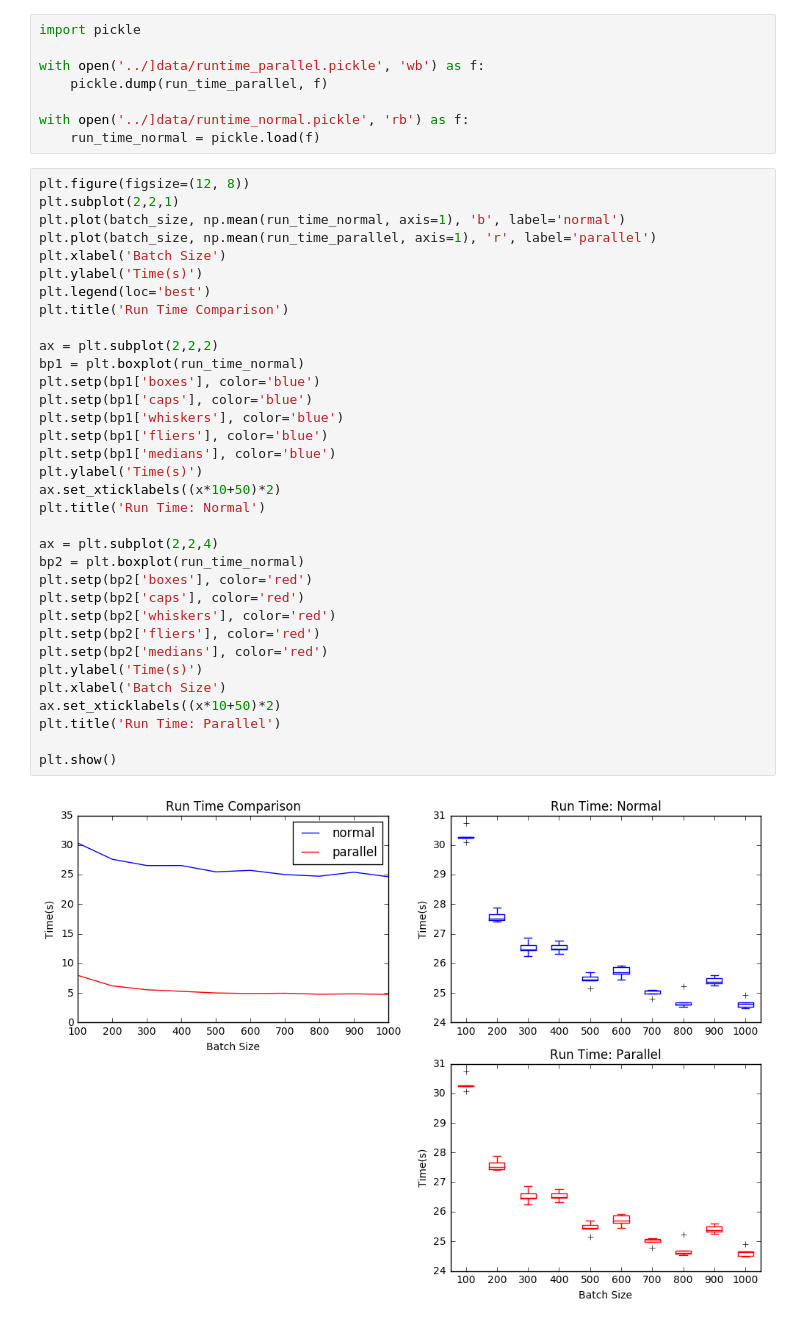
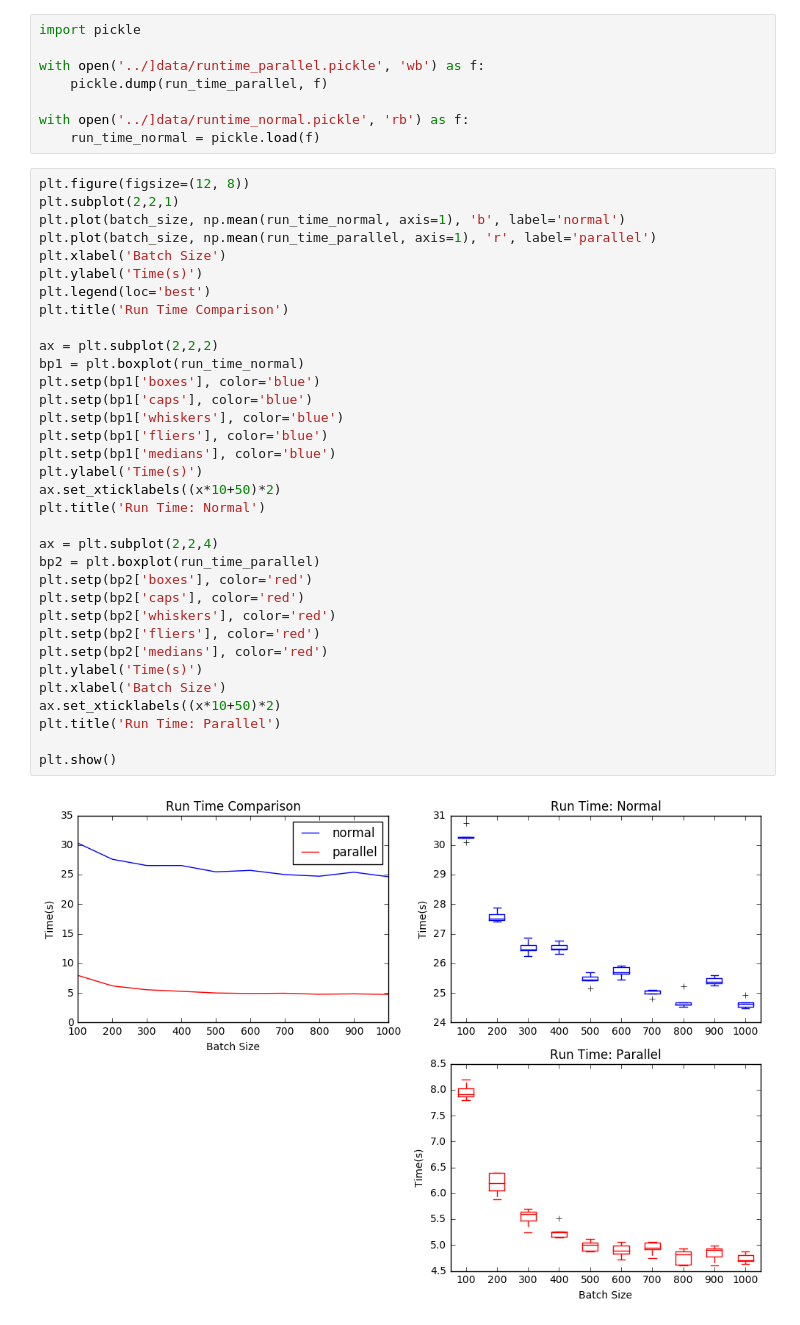
Before and after one commit to qingshuimonk/STA663, a Jupyter notebook: docs/runtime_cmp_parallel.ipynb, the cells around one changed output. Cells and saved outputs as stored; diff of their text form.

Commit message:
bh 04/28: fixed a bug in runtime_cmp_parallel

```diff
--- a/docs/runtime_cmp_parallel.ipynb
+++ b/docs/runtime_cmp_parallel.ipynb
@@ -120,32 +120,32 @@ plt.plot(batch_size, np.mean(run_time_normal, axis=1), 'b', label='normal')
 plt.plot(batch_size, np.mean(run_time_parallel, axis=1), 'r', label='parallel')
 plt.xlabel('Batch Size')
 plt.ylabel('Time(s)')
 plt.legend(loc='best')
 plt.title('Run Time Comparison')
 
 ax = plt.subplot(2,2,2)
 bp1 = plt.boxplot(run_time_normal)
 plt.setp(bp1['boxes'], color='blue')
 plt.setp(bp1['caps'], color='blue')
 plt.setp(bp1['whiskers'], color='blue')
 plt.setp(bp1['fliers'], color='blue')
 plt.setp(bp1['medians'], color='blue')
 plt.ylabel('Time(s)')
 ax.set_xticklabels((x*10+50)*2)
 plt.title('Run Time: Normal')
 
 ax = plt.subplot(2,2,4)
-bp2 = plt.boxplot(run_time_normal)
+bp2 = plt.boxplot(run_time_parallel)
 plt.setp(bp2['boxes'], color='red')
 plt.setp(bp2['caps'], color='red')
 plt.setp(bp2['whiskers'], color='red')
 plt.setp(bp2['fliers'], color='red')
 plt.setp(bp2['medians'], color='red')
 plt.ylabel('Time(s)')
 plt.xlabel('Batch Size')
 ax.set_xticklabels((x*10+50)*2)
 plt.title('Run Time: Parallel')
 
 plt.show()
 # %% [output]
-[figure, old version]
+[figure, new version]
```
